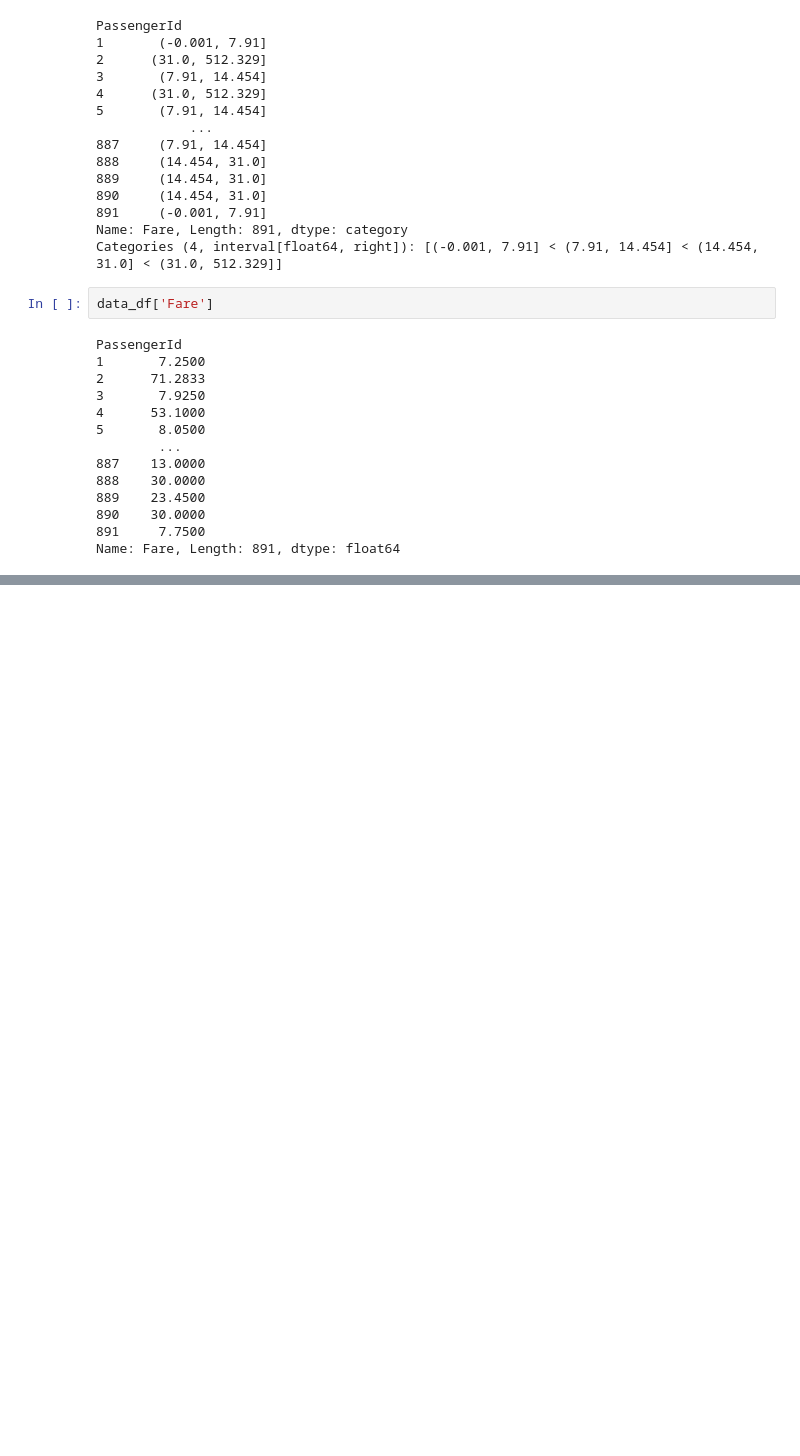
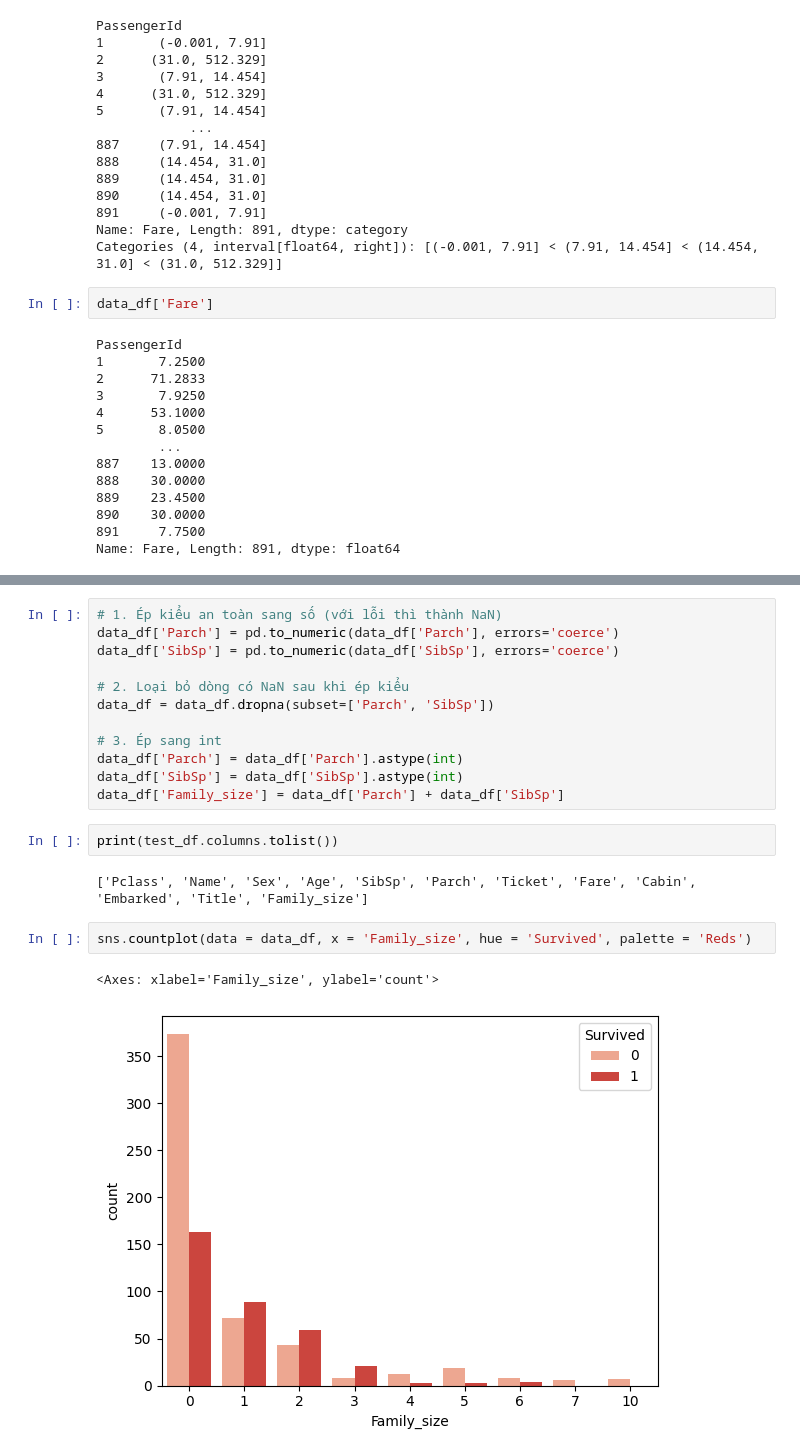
Before and after one commit to dungvnu123/project_titanic_py, a Jupyter notebook: thuc_hanh.ipynb, the cells around one changed output, grey strips where cells are left out. Drawn from its saved outputs; the diff is of its cells as text; blank space fills up the shorter version.

```diff
--- a/thuc_hanh.ipynb
+++ b/thuc_hanh.ipynb
@@ -355,0 +482,21 @@ Name: Fare, Length: 891, dtype: float64
+# %%
+# 1. Ép kiểu an toàn sang số (với lỗi thì thành NaN)
+data_df['Parch'] = pd.to_numeric(data_df['Parch'], errors='coerce')
+data_df['SibSp'] = pd.to_numeric(data_df['SibSp'], errors='coerce')
+
+# 2. Loại bỏ dòng có NaN sau khi ép kiểu
+data_df = data_df.dropna(subset=['Parch', 'SibSp'])
+
+# 3. Ép sang int
+data_df['Parch'] = data_df['Parch'].astype(int)
+data_df['SibSp'] = data_df['SibSp'].astype(int)
+data_df['Family_size'] = data_df['Parch'] + data_df['SibSp']
+# %%
+print(test_df.columns.tolist())
+# %% [output]
+['Pclass', 'Name', 'Sex', 'Age', 'SibSp', 'Parch', 'Ticket', 'Fare', 'Cabin', 'Embarked', 'Title', 'Family_size']
+# %%
+sns.countplot(data = data_df, x = 'Family_size', hue = 'Survived', palette = 'Reds')
+# %% [output]
+<Axes: xlabel='Family_size', ylabel='count'>
+[figure, added]
```
Also changed, not shown: parts of 37 cells of this notebook, 4 other files.
